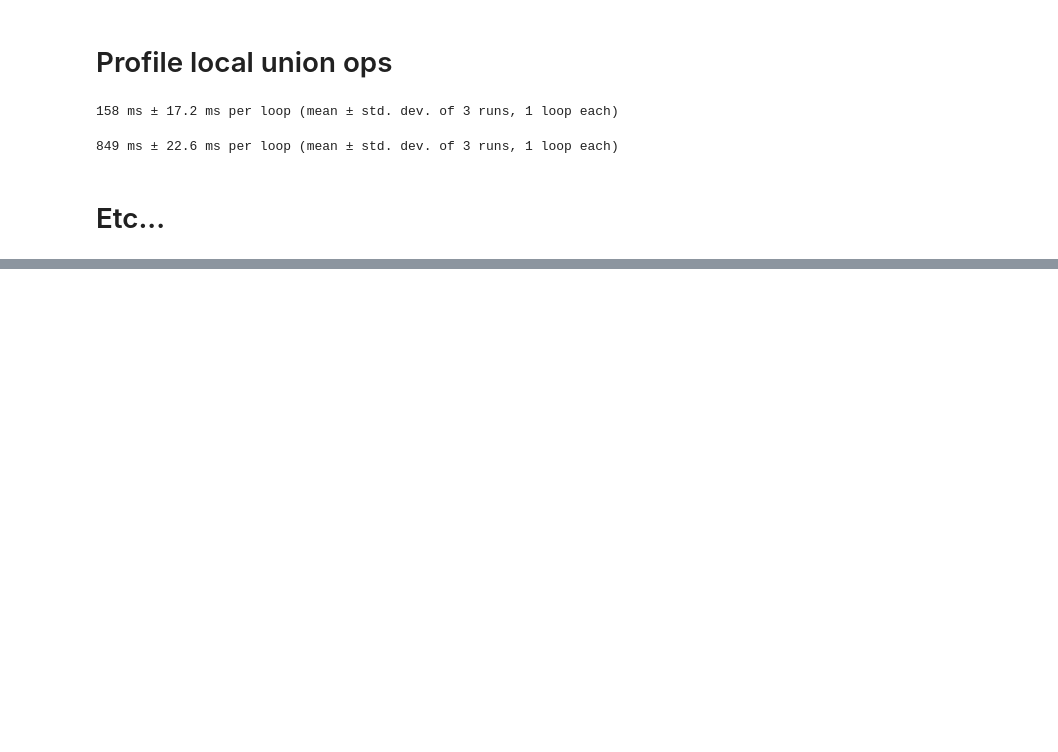
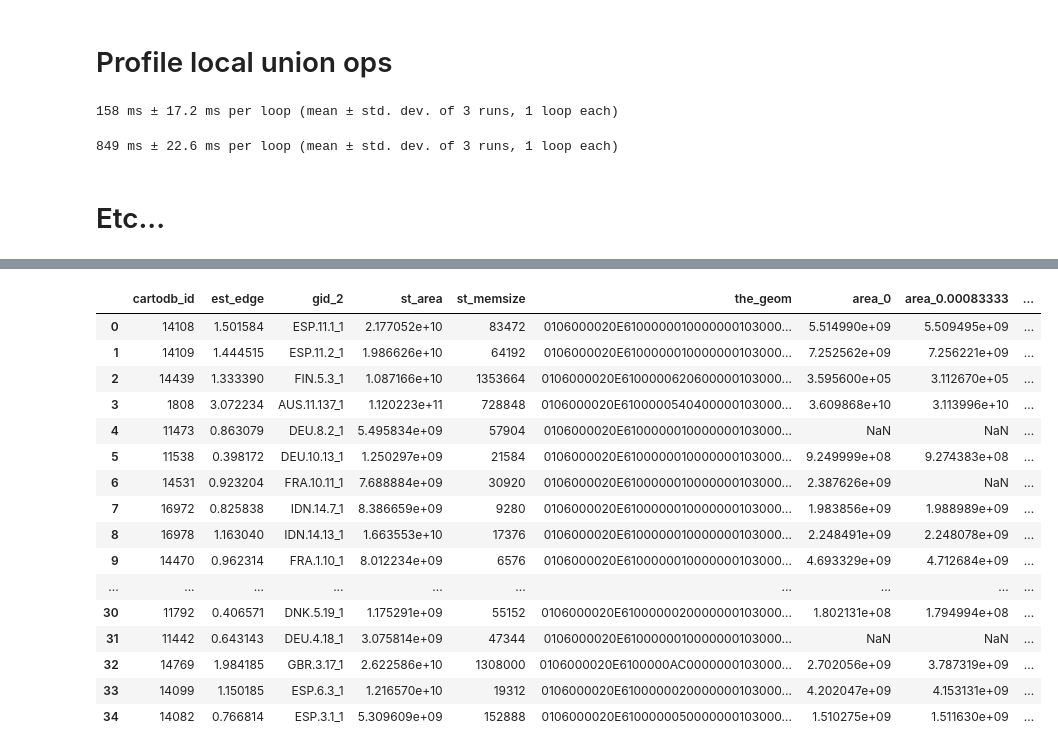
Before and after one commit to fgassert/eeNotebooks, a Jupyter notebook: notebooks/postgis test.ipynb, the cells around one changed output, grey strips where cells are left out. Cells and saved outputs as stored; diff of their text form; code cells hidden in the pictures; blank space fills up the shorter version.

```diff
--- a/notebooks/postgis test.ipynb
+++ b/notebooks/postgis test.ipynb
@@ -318,0 +361,61 @@ df.sort_values('st_memsize')
+# %%
+tolerances = [
+    0, #
+    0.00083333, #3sec ~100m
+    0.0083333, #30sec ~1km
+    0.083333, #5min ~10km
+    '1/100', # tolerance at sqrt(area)/100
+    '1/20', # tolerance at sqrt(area)/20
+]
+
+for t in tolerances:
+    area_col = "area_{}".format(t)
+    if not area_col in worst_df.columns:
+        worst_df[area_col] = np.nan
+
+    for i, cdbid in worst_df[worst_df[area_col].isna()]['cartodb_id'].iteritems():
+        if t == '1/100':
+            tolerance = worst_df.iloc[i]['est_edge']/100
+            simp = "ST_MAKEVALID(ST_SIMPLIFY(the_geom, {}, true))".format(tolerance)
+        elif t == '1/20':
+            tolerance = worst_df.iloc[i]['est_edge']/20
+            simp = "ST_MAKEVALID(ST_SIMPLIFY(the_geom, {}, true))".format(tolerance)
+        elif t:
+            simp = "ST_MAKEVALID(ST_SIMPLIFY(the_geom, {}, true))".format(t)
+        else:
+            simp = 'ST_MAKEVALID(the_geom)'
+
+        query = """
+            SELECT
+                ST_INTERSECTION({simp}, ST_ENVELOPE(query_geom)) as the_geom
+            FROM {}, (
+                SELECT {simp} AS query_geom
+                FROM {} WHERE cartodb_id = {}
+            ) as b
+            WHERE the_geom && query_geom
+        """.format(wdpa_table, gadm_table2, cdbid, simp=simp)
+
+        try:
+            rows = sendSql(query)['rows']
+            geoms = ','.join(["'{}'".format(r['the_geom']) for r in rows if r['the_geom']])
+
+            query_geom = "'{}'".format(worst_df.iloc[i]['the_geom'])
+            query_geom = simp.replace('the_geom', query_geom)
+
+            query = """
+            SELECT ST_AREA(ST_UNION((
+                SELECT array_agg(ST_INTERSECTION( {}, the_geom ))
+                FROM UNNEST(ARRAY[{}]::geometry[]) AS the_geom
+            ))::geography, false) as area
+            """.format(query_geom, geoms)
+
+            area = postgis(query)[0][0] or 0
+            worst_df.at[i, area_col] = area
+
+            sys.stdout.write("{}: {} m3               \r".format(i, area))
+            sys.stdout.flush()
+        except Exception as e:
+            print((i, e))
+
+worst_df
+# %% [output]
@@ -318,0 +439,17 @@ df.sort_values('st_memsize')
+|  | cartodb_id | est_edge | gid_2 | st_area | st_memsize | the_geom | area_0 | area_0.00083333 | ... |
+| 0 | 14108 | 1.501584 | ESP.11.1_1 | 2.177052e+10 | 83472 | 0106000020E6100000010000000103000... | 5.514990e+09 | 5.509495e+09 | ... |
+| 1 | 14109 | 1.444515 | ESP.11.2_1 | 1.986626e+10 | 64192 | 0106000020E6100000010000000103000... | 7.252562e+09 | 7.256221e+09 | ... |
+| 2 | 14439 | 1.333390 | FIN.5.3_1 | 1.087166e+10 | 1353664 | 0106000020E6100000620600000103000... | 3.595600e+05 | 3.112670e+05 | ... |
+| 3 | 1808 | 3.072234 | AUS.11.137_1 | 1.120223e+11 | 728848 | 0106000020E6100000540400000103000... | 3.609868e+10 | 3.113996e+10 | ... |
+| 4 | 11473 | 0.863079 | DEU.8.2_1 | 5.495834e+09 | 57904 | 0106000020E6100000010000000103000... | NaN | NaN | ... |
+| 5 | 11538 | 0.398172 | DEU.10.13_1 | 1.250297e+09 | 21584 | 0106000020E6100000010000000103000... | 9.249999e+08 | 9.274383e+08 | ... |
+| 6 | 14531 | 0.923204 | FRA.10.11_1 | 7.688884e+09 | 30920 | 0106000020E6100000010000000103000... | 2.387626e+09 | NaN | ... |
+| 7 | 16972 | 0.825838 | IDN.14.7_1 | 8.386659e+09 | 9280 | 0106000020E6100000010000000103000... | 1.983856e+09 | 1.988989e+09 | ... |
+| 8 | 16978 | 1.163040 | IDN.14.13_1 | 1.663553e+10 | 17376 | 0106000020E6100000010000000103000... | 2.248491e+09 | 2.248078e+09 | ... |
+| 9 | 14470 | 0.962314 | FRA.1.10_1 | 8.012234e+09 | 6576 | 0106000020E6100000010000000103000... | 4.693329e+09 | 4.712684e+09 | ... |
+| ... | ... | ... | ... | ... | ... | ... | ... | ... | ... |
+| 30 | 11792 | 0.406571 | DNK.5.19_1 | 1.175291e+09 | 55152 | 0106000020E6100000020000000103000... | 1.802131e+08 | 1.794994e+08 | ... |
+| 31 | 11442 | 0.643143 | DEU.4.18_1 | 3.075814e+09 | 47344 | 0106000020E6100000010000000103000... | NaN | NaN | ... |
+| 32 | 14769 | 1.984185 | GBR.3.17_1 | 2.622586e+10 | 1308000 | 0106000020E6100000AC0000000103000... | 2.702056e+09 | 3.787319e+09 | ... |
+| 33 | 14099 | 1.150185 | ESP.6.3_1 | 1.216570e+10 | 19312 | 0106000020E6100000020000000103000... | 4.202047e+09 | 4.153131e+09 | ... |
+| 34 | 14082 | 0.766814 | ESP.3.1_1 | 5.309609e+09 | 152888 | 0106000020E6100000050000000103000... | 1.510275e+09 | 1.511630e+09 | ... |
```
Also changed, not shown: parts of 13 cells of this notebook, 2 other files.
